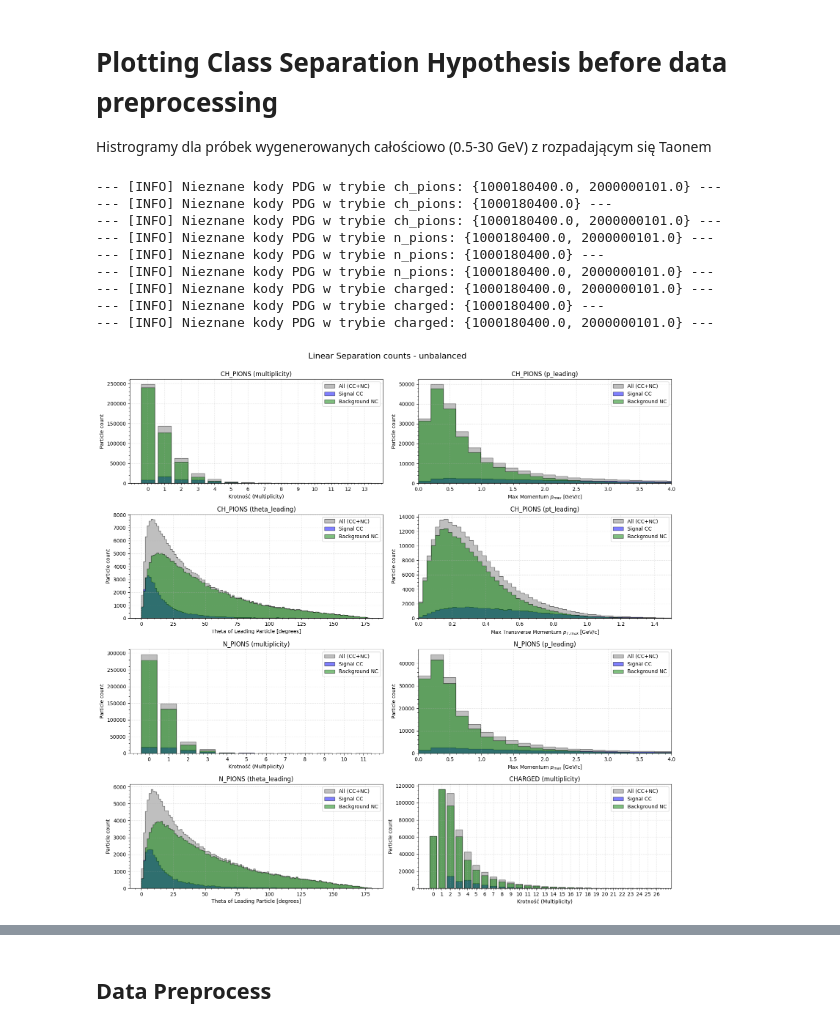
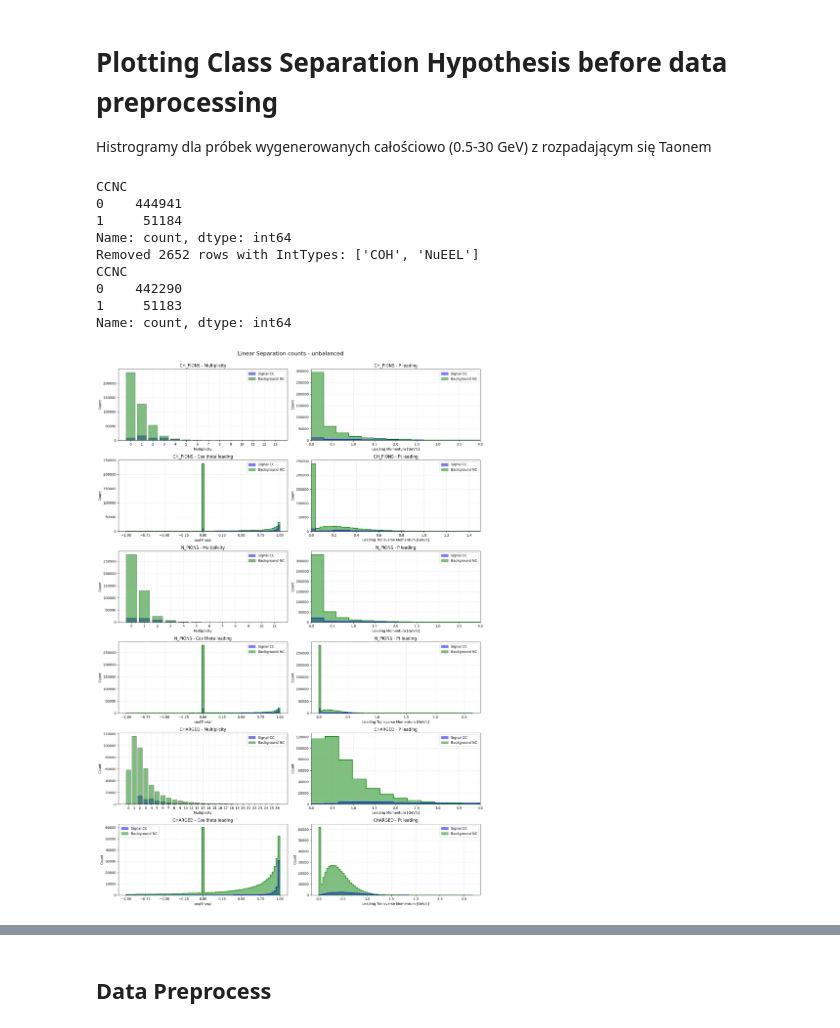
Before and after one commit to PasiekaFUW/Masters_Thesis, a Jupyter notebook: Lab/analysis/NN.ipynb, the cells around one changed output, grey strips where cells are left out. Cells and saved outputs as stored; diff of their text form; code cells hidden in the pictures.

```diff
--- a/Lab/analysis/NN.ipynb
+++ b/Lab/analysis/NN.ipynb
@@ -88,50 +73,73 @@ output_path_all = os.path.join(output_dir, 'data_all_tau.csv')
 Histrogramy dla próbek wygenerowanych całościowo (0.5-30 GeV) z rozpadającym się Taonem
 # %%
 df_all = pd.read_csv(output_path_all)
-df_legacy=df_all
-df_all_CC = df_all[df_all['CCNC'] == 'CC']
-df_all_NC = df_all[df_all['CCNC'] == 'NC']
+df_legacy=df_all.copy()
+
+#calculate features
+df_pre = prf.get_feature_data(df_all.copy(), ['ch_pions', 'n_pions', 'charged'], feature=['multiplicity', 'p_leading', 'pt_leading', 'theta_leading', 'cos_theta_leading'])
+#remove old features
+df_pre = prf.clean_particle_data(df_pre)
+#change CC to 1 and NC to 0
+df_pre = prf.transform_ccnc(df_pre)
+#replace nans with 0 - Cos(theta) - nan -> 0!!! Possible problem, but it also has multiplicity, so it should learn when its also absent in the dataset
+df_pre = prf.fill_nans(df_pre)
+print(df_pre['CCNC'].value_counts())
+df_pre = prf.filter_int_types(df_pre, ['COH', 'NuEEL'])
+print(df_pre['CCNC'].value_counts())
+
+
+df_pre_CC = df_pre[df_pre['CCNC'] == 1]
+df_pre_NC = df_pre[df_pre['CCNC'] == 0]
 
 # pf.plot_tau_energy(df_all, ALL=True) confirmed no taons in the dataset
-
-dfs_preprocessed = [df_all, df_all_CC, df_all_NC]
+# %% [output]
+CCNC
+0    444941
+1     51184
+Name: count, dtype: int64
+Removed 2652 rows with IntTypes: ['COH', 'NuEEL']
+CCNC
+0    442290
+1     51183
+Name: count, dtype: int64
 # %%
 import analysis.scripts.plotting_functions as pf
 importlib.reload(pf)
 
-fig, axes = plt.subplots(4, 2, figsize=(16, 16))
+# dfs_preprocessed = [df_pre, df_pre_CC, df_pre_NC]
+dfs_preprocessed = [None, df_pre_CC, df_pre_NC]
+
+fig, axes = plt.subplots(6, 2, figsize=(16, 24))
 
 pf.plot_physics_single_canva(dfs_preprocessed, 'ch_pions', feature='multiplicity', ax=axes[0, 0], density=False)
 pf.plot_physics_single_canva(dfs_preprocessed, 'ch_pions', feature='p_leading', ax=axes[0, 1], density=False)
 axes[0, 1].set_xlim(0, 4)
 
-pf.plot_physics_single_canva(dfs_preprocessed, 'ch_pions', feature='theta_leading', ax=axes[1, 0], density=False)
+pf.plot_physics_single_canva(dfs_preprocessed, 'ch_pions', feature='cos_theta_leading', ax=axes[1, 0], density=False)
 pf.plot_physics_single_canva(dfs_preprocessed, 'ch_pions', feature='pt_leading', ax=axes[1, 1], density=False)
 axes[1, 1].set_xlim(0, 1.5)
 
 pf.plot_physics_single_canva(dfs_preprocessed, 'n_pions', feature='multiplicity', ax=axes[2, 0], density=False)
 pf.plot_physics_single_canva(dfs_preprocessed, 'n_pions', feature='p_leading', ax=axes[2, 1], density=False)
 axes[2, 1].set_xlim(0, 4)
 
-pf.plot_physics_single_canva(dfs_preprocessed, 'n_pions', feature='theta_leading', ax=axes[3, 0], density=False)
-pf.plot_physics_single_canva(dfs_preprocessed, 'charged', feature='multiplicity', ax=axes[3, 1], density=False)
+pf.plot_physics_single_canva(dfs_preprocessed, 'n_pions', feature='cos_theta_leading', ax=axes[3, 0], density=False)
+pf.plot_physics_single_canva(dfs_preprocessed, 'n_pions', feature='pt_leading', ax=axes[3, 1], density=False)
 # axes[3, 1].set_xlim(0, 1.5)
+
+pf.plot_physics_single_canva(dfs_preprocessed, 'charged', feature='multiplicity', ax=axes[4, 0], density=False)
+pf.plot_physics_single_canva(dfs_preprocessed, 'charged', feature='p_leading', ax=axes[4, 1], density=False)
+axes[4, 1].set_xlim(0, 4)
+
+pf.plot_physics_single_canva(dfs_preprocessed, 'charged', feature='cos_theta_leading', ax=axes[5, 0], density=False)
+pf.plot_physics_single_canva(dfs_preprocessed, 'charged', feature='pt_leading', ax=axes[5, 1], density=False)
 
 plt.suptitle("Linear Separation counts - unbalanced", fontsize=16)
 plt.tight_layout(rect=[0, 0.03, 1, 0.98])
 # rect=[left, bottom, right, top] in normalized 0-1 coordinates
 plt.show()
 # %% [output]
---- [INFO] Nieznane kody PDG w trybie ch_pions: {1000180400.0, 2000000101.0} ---
---- [INFO] Nieznane kody PDG w trybie ch_pions: {1000180400.0} ---
---- [INFO] Nieznane kody PDG w trybie ch_pions: {1000180400.0, 2000000101.0} ---
---- [INFO] Nieznane kody PDG w trybie n_pions: {1000180400.0, 2000000101.0} ---
---- [INFO] Nieznane kody PDG w trybie n_pions: {1000180400.0} ---
---- [INFO] Nieznane kody PDG w trybie n_pions: {1000180400.0, 2000000101.0} ---
---- [INFO] Nieznane kody PDG w trybie charged: {1000180400.0, 2000000101.0} ---
---- [INFO] Nieznane kody PDG w trybie charged: {1000180400.0} ---
---- [INFO] Nieznane kody PDG w trybie charged: {1000180400.0, 2000000101.0} ---
-[figure, old version]
+[figure, new version]
 # %%
 import analysis.scripts.plotting_functions as pf
 importlib.reload(pf)
```
Also changed, not shown: parts of 21 cells of this notebook, 6 other files.
